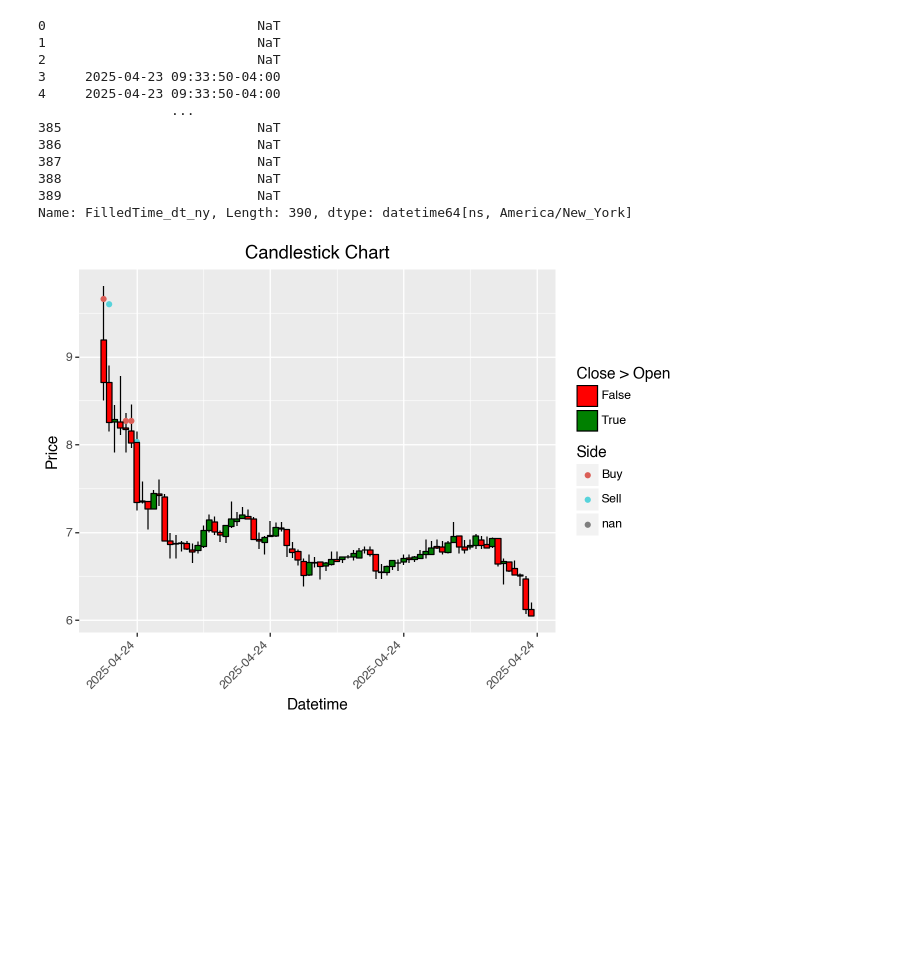
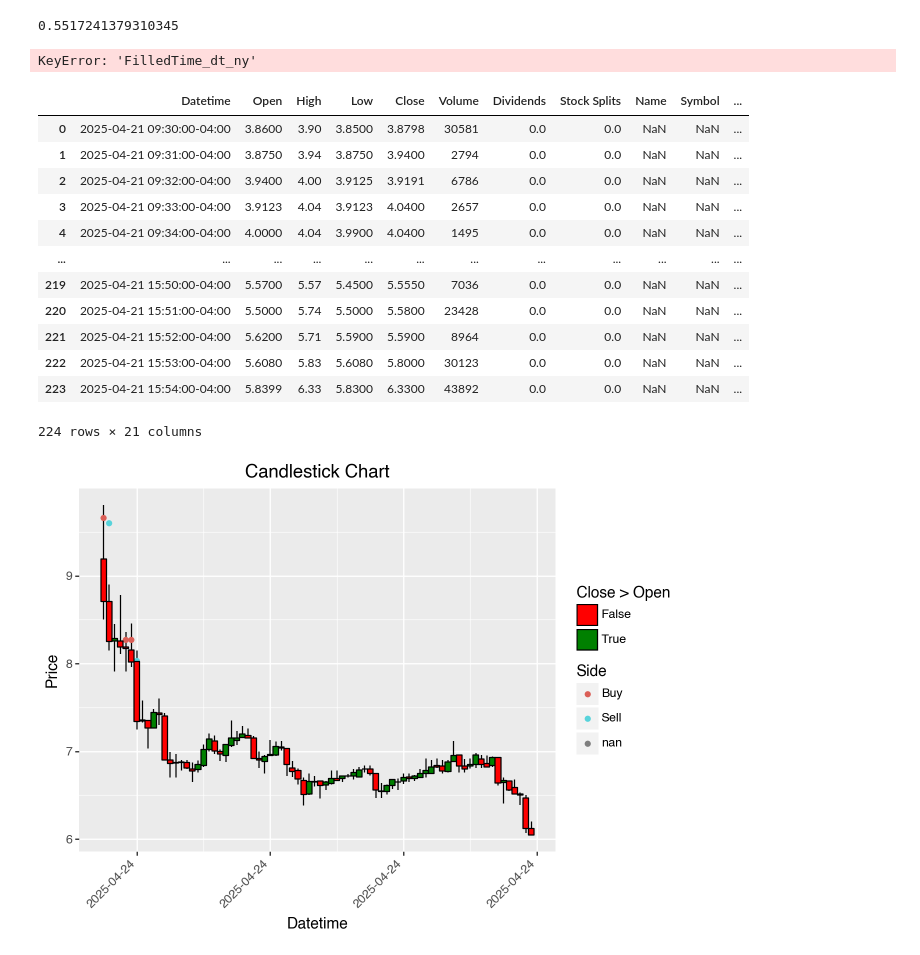
Before and after one commit to sbs87/Random_Projects, a Jupyter notebook: stock_reccomender/DayTrader_Analysis.ipynb, the cells around one changed output. Cells and saved outputs as stored; diff of their text form; code cells hidden in the pictures; blank space fills up the shorter version.

Commit message:
ADD accuracy and cumulative gains stats

```diff
--- a/stock_reccomender/DayTrader_Analysis.ipynb
+++ b/stock_reccomender/DayTrader_Analysis.ipynb
@@ -146,18 +259,58 @@ filter_data(stock_order_df,time_column='FilledTime_dt_ny', time_buffer_minutes=6
+# %%
+filled_orders = filled_orders.sort_values(by='FilledTime_dt_ny')
+
+filled_orders#.groupby('Date').apply(lambda x: x['PnL'].sum()/len(x['PnL'])).reset_index(name='Daily acuracy')
+filled_orders['Total_Price'] = filled_orders['Avg Price']*filled_orders['Filled']
+
+filled_orders.loc[filled_orders['Side'] == 'Buy', 'Total_Price'] *= -1
+filled_orders
+filled_orders['Date'] = filled_orders['FilledTime_dt_ny'].dt.date
+daily_totals = filled_orders.groupby('Date').apply(lambda x: x['Total_Price'].sum()).reset_index(name='Daily_total')
+per_trade_accuracy = filled_orders.groupby(['Date','Symbol','Placed Time']).apply(lambda x: sum(x['Total_Price']) > 0).reset_index(name='trade_success')
+daily_accuracy = per_trade_accuracy.groupby('Date').apply(lambda x: sum(x['trade_success'])/len(x['trade_success'])).reset_index(name='Daily_acuracy')
+cumulative_accuracy = sum(per_trade_accuracy['trade_success'])/len(per_trade_accuracy['trade_success'])
+# %% [output]
+0.5517241379310345
+# %%
+
+# Ensure the data is sorted by time
+
+# Calculate gains/losses for each trade
+filled_orders['PnL'] = filled_orders.apply(
+    lambda row: row['Avg Price'] if row['Side'] == 'Sell' else -row['Avg Price'], axis=1
+)
+
+# Group by date and calculate daily gains/losses
+filled_orders['Date'] = filled_orders['FilledTime_dt_ny'].dt.date
+daily_gains = filled_orders.groupby('Date')['PnL'].sum()
+
+# Calculate total gains
+total_gains = daily_gains.sum()
+
+# Calculate accuracy
+positive_trades = (filled_orders['PnL'] > 0).sum()
+total_trades = len(filled_orders)
+accuracy = positive_trades / total_trades if total_trades > 0 else 0
+
+print(filled_orders.groupby('Date').apply(lambda x: x['PnL'].sum()/len(x['PnL'])).reset_index(name='Daily acuracy'))
+# %% [output]
+KeyError: 'FilledTime_dt_ny'
 # %%
-stock_order_df['FilledTime_dt_ny']
+stock_order_df
 # %% [output]
+|  | Datetime | Open | High | Low | Close | Volume | Dividends | Stock Splits | Name | Symbol | ... |
+| 0 | 2025-04-21 09:30:00-04:00 | 3.8600 | 3.90 | 3.8500 | 3.8798 | 30581 | 0.0 | 0.0 | NaN | NaN | ... |
+| 1 | 2025-04-21 09:31:00-04:00 | 3.8750 | 3.94 | 3.8750 | 3.9400 | 2794 | 0.0 | 0.0 | NaN | NaN | ... |
+| 2 | 2025-04-21 09:32:00-04:00 | 3.9400 | 4.00 | 3.9125 | 3.9191 | 6786 | 0.0 | 0.0 | NaN | NaN | ... |
+| 3 | 2025-04-21 09:33:00-04:00 | 3.9123 | 4.04 | 3.9123 | 4.0400 | 2657 | 0.0 | 0.0 | NaN | NaN | ... |
+| 4 | 2025-04-21 09:34:00-04:00 | 4.0000 | 4.04 | 3.9900 | 4.0400 | 1495 | 0.0 | 0.0 | NaN | NaN | ... |
+| ... | ... | ... | ... | ... | ... | ... | ... | ... | ... | ... | ... |
+| 219 | 2025-04-21 15:50:00-04:00 | 5.5700 | 5.57 | 5.4500 | 5.5550 | 7036 | 0.0 | 0.0 | NaN | NaN | ... |
+| 220 | 2025-04-21 15:51:00-04:00 | 5.5000 | 5.74 | 5.5000 | 5.5800 | 23428 | 0.0 | 0.0 | NaN | NaN | ... |
+| 221 | 2025-04-21 15:52:00-04:00 | 5.6200 | 5.71 | 5.5900 | 5.5900 | 8964 | 0.0 | 0.0 | NaN | NaN | ... |
+| 222 | 2025-04-21 15:53:00-04:00 | 5.6080 | 5.83 | 5.6080 | 5.8000 | 30123 | 0.0 | 0.0 | NaN | NaN | ... |
+| 223 | 2025-04-21 15:54:00-04:00 | 5.8399 | 6.33 | 5.8300 | 6.3300 | 43892 | 0.0 | 0.0 | NaN | NaN | ... |
-0                           NaT
-1                           NaT
-2                           NaT
-3     2025-04-23 09:33:50-04:00
-4     2025-04-23 09:33:50-04:00
-                 ...
-385                         NaT
-386                         NaT
-387                         NaT
-388                         NaT
-389                         NaT
-Name: FilledTime_dt_ny, Length: 390, dtype: datetime64[ns, America/New_York]
+224 rows × 21 columns
 # %%
 candlestick_plot = (
         p9.ggplot(stock_order_df, p9.aes(x='Datetime')) +
```
Also changed, not shown: parts of 4 cells of this notebook, 3 other files.
